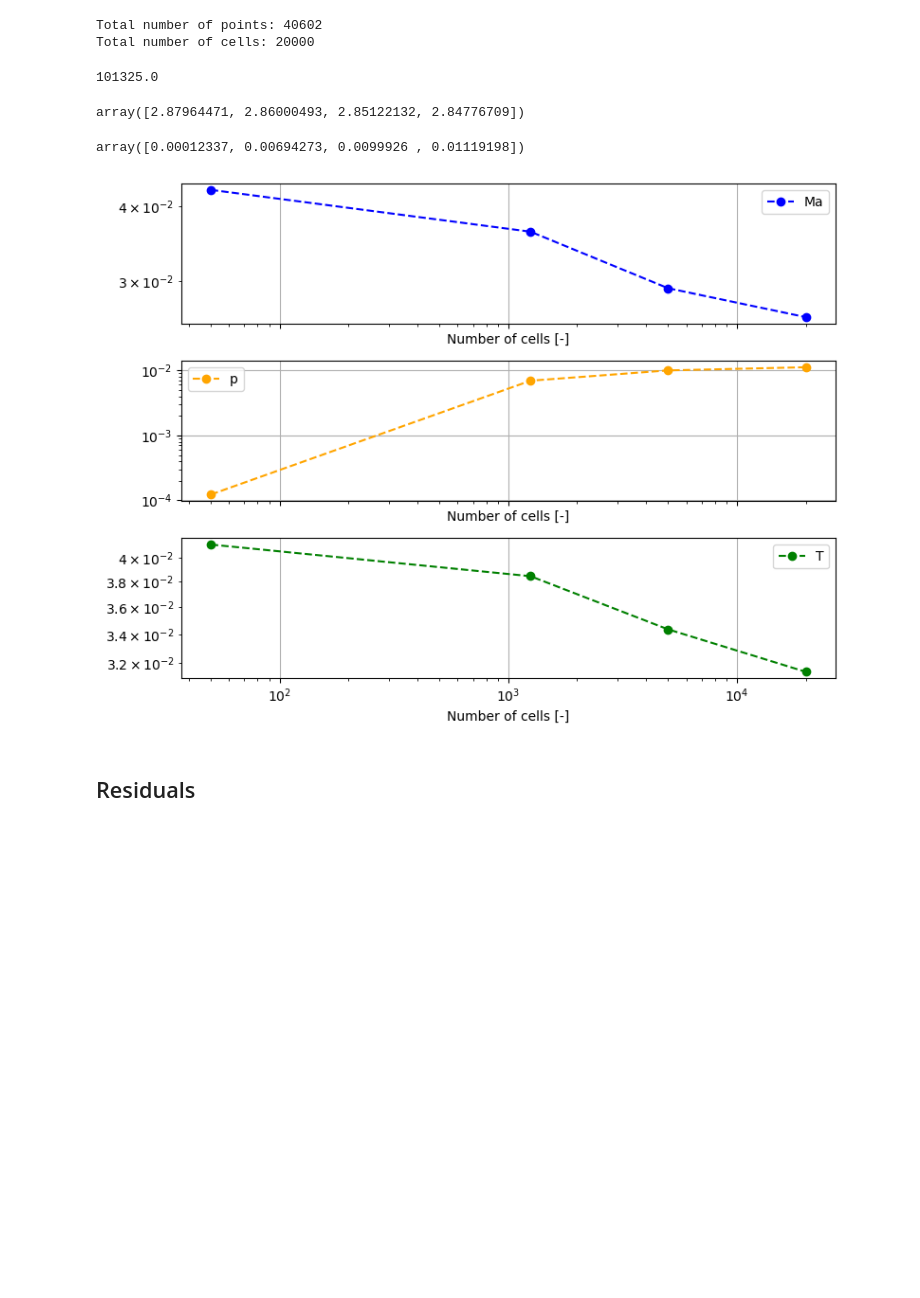
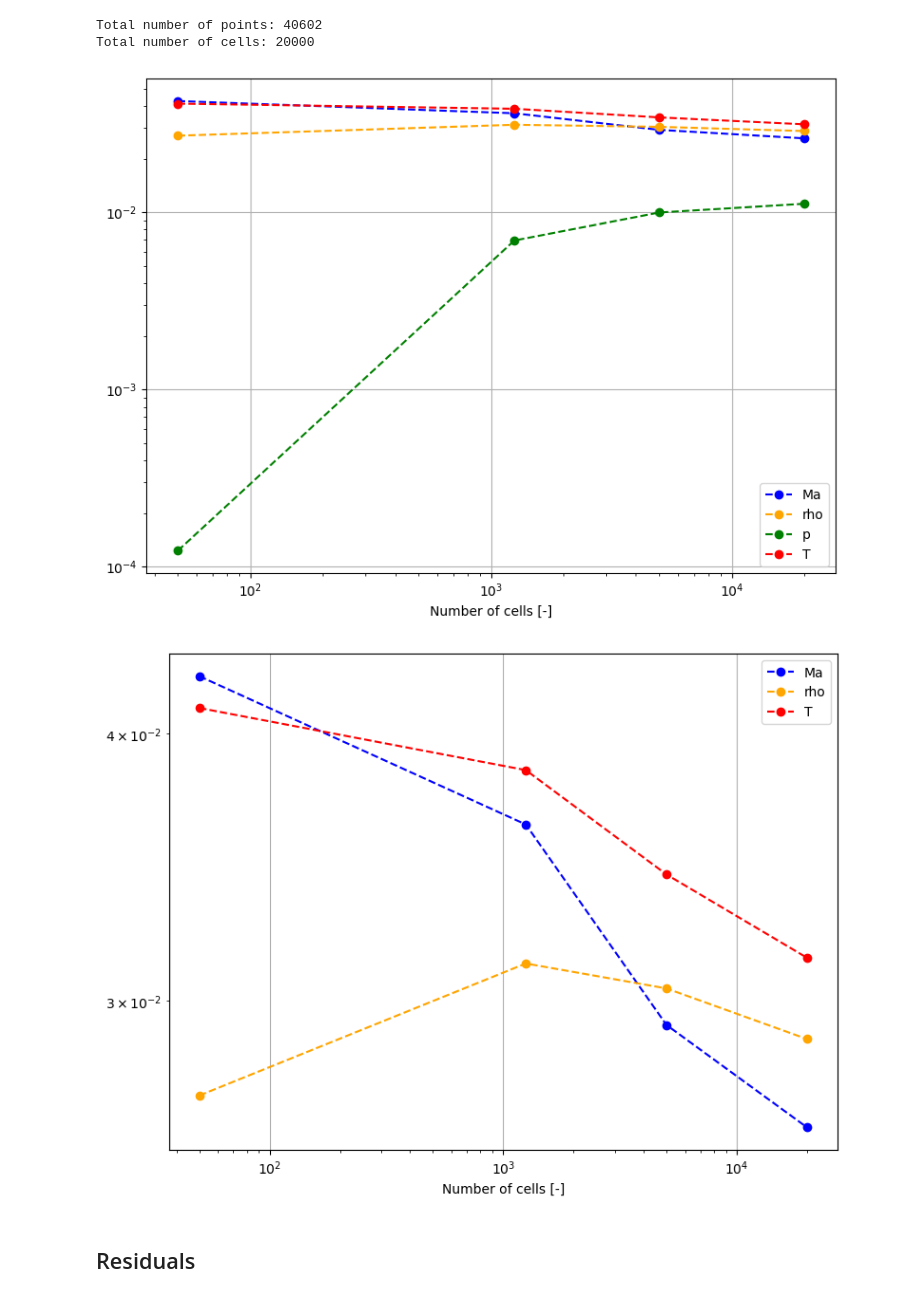
Before and after one commit to JanHab/SuperSonicWedgeFoam, a Jupyter notebook: PythonVis.ipynb, the cells around one changed output. Cells and saved outputs as stored; diff of their text form; code cells hidden in the pictures; blank space fills up the shorter version.

```diff
--- a/PythonVis.ipynb
+++ b/PythonVis.ipynb
@@ -8,13 +8,13 @@ import os
 from tqdm import tqdm
 # %%
 # Case files
-# angles = ['05', '10', '15', '20', '25', '30']
 angles = ['0.091', '0.182', '0.273', '0.364', '0.455', '0.546']
-folder = [f'angle_value_{angle}/case.foam' for angle in angles]
+Theta = ['05', '10', '15', '20', '25', '30']
+folder = [f'src/angle_value_{angle}/case.foam' for angle in angles]
 
 # Properties of interest with geometry storage
-properties = ['Ma', 'T', 'p', 'U']
-store_files = ['Ma.png', 'T.png', 'p.png', 'U.png']
+properties = ['Ma', 'T', 'p', 'U', 'rho']
+store_files = ['Ma.png', 'T.png', 'p.png', 'U.png', 'rho.png']
 
 # Lineplot points
 csv_files = [f'Figures/angle_value_{angle}/lineplot.csv' for angle in angles]
@@ -272,0 +228,5 @@ print(T2 / T1)
+# %%
+store_lineplot(foamCase[0], [0, 0.5, 1], [1.5, 0.5, 1], 'rho_temp.csv')
+df_rho = pd.read_csv('rho_temp.csv')
+rho1 = df_rho['rho'].values[0]
+os.remove('rho_temp.csv')
@@ -326,10 +377,10 @@ for prop, ylab, titl in zip(properties, ylabels, Title):
 # %%
 # Case files
 nx = [10, 50, 100, 200]#!, 400]
-folder_convergence = [f'convergence_{nx_}/case.foam' for nx_ in nx]
+folder_convergence = [f'src/convergence_{nx_}/case.foam' for nx_ in nx]
 
 # Properties of interest with geometry storage
-properties = ['Ma', 'T', 'p', 'U']
+properties = ['Ma', 'T', 'p', 'U', 'rho']
 
 # Lineplot points
 csv_files_convergence = [f'Figures/convergence/lineplot_{nx_}.csv' for nx_ in nx]
@@ -365,63 +416,74 @@ Total number of points: 40602
 Total number of cells: 20000
 # %%
 df_convergence = [pd.read_csv(csv_file) for csv_file in csv_files_convergence]
-# %%
-p1
-# %% [output]
-101325.0
-# %%
-p2p1
-# %% [output]
-array([2.87964471, 2.86000493, 2.85122132, 2.84776709])
-# %%
-np.array(np.abs(p2p1 - 2.88)) / 2.88
-# %% [output]
-array([0.00012337, 0.00694273, 0.0099926 , 0.01119198])
 # %%
-Ma2, T2, T2T1, p2, p2p1 = [], [], [], [], []
+Ma2, T2, T2T1, p2, p2p1, rho2, rho2rho1 = [], [], [], [], [], [], []
 for i, df_ in enumerate(df_convergence):
     Ma2.append(df_['Ma'].values[-1])
+    rho2.append(df_['rho'].values[-1])
+    rho2rho1.append(df_['rho'].values[-1] / rho1)
     T2.append(df_['T'].values[-1])
     T2T1.append(df_['T'].values[-1] / T1)
     p2.append(df_['p'].values[-1])
     p2p1.append(df_['p'].values[-1] / p1)
 Ma2 = np.array(Ma2)
+rho2, rho2rho1 = np.array(rho2), np.array(rho2rho1)
 T2, T2T1 = np.array(T2), np.array(T2T1)
 p2, p2p1 = np.array(p2), np.array(p2p1)
 properties_analytical = [ # Ma2, p2/p1, T2/T1
     1.18,
+    2.06,
     2.88,
     1.38
 ]
 
 error_absolute = [
     np.abs(Ma2 - properties_analytical[0]),
-    np.abs(p2p1 - properties_analytical[1]),
-    np.abs(T2T1 - properties_analytical[2]),
+    np.abs(rho2rho1 - properties_analytical[1]),
+    np.abs(p2p1 - properties_analytical[2]),
+    np.abs(T2T1 - properties_analytical[3]),
 ]
 error_relative = [
     np.abs(Ma2 - properties_analytical[0]) / properties_analytical[0],
-    np.abs(p2p1 - properties_analytical[1]) / properties_analytical[1],
-    np.abs(T2T1 - properties_analytical[2]) / properties_analytical[2],
+    np.abs(rho2rho1 - properties_analytical[1]) / properties_analytical[1],
+    np.abs(p2p1 - properties_analytical[2]) / properties_analytical[2],
+    np.abs(T2T1 - properties_analytical[3]) / properties_analytical[3],
 ]
 
-fig, axs = plt.subplots(nrows=3, figsize=(8, 6), sharex=True)
-for i, (err_rel, label, color) in enumerate(zip(error_relative, ['Ma', 'p', 'T'], colors)):
-    axs[i].loglog(
+fig, axs = plt.subplots(figsize=(8, 6), sharex=True)
+for i, (err_rel, label, color) in enumerate(zip(error_relative, ['Ma', 'rho', 'p', 'T'], colors)):
+    axs.loglog(
         total_cells, err_rel,
         '--o',
         label=f'{label}',
         color=color
     )
-[ax.set_xlabel('Number of cells [-]') for ax in axs]
-[ax.legend() for ax in axs]
-[ax.grid() for ax in axs]
+axs.set_xlabel('Number of cells [-]')
+axs.legend()
+axs.grid()
 fig.tight_layout()
 # if savefig is not None:
 fig.savefig('Figures/GridConvergence.pdf', dpi=300)
 fig.show()
+
+fig, axs = plt.subplots(figsize=(8, 6), sharex=True)
+for i, (err_rel, label, color) in enumerate(zip(error_relative, ['Ma', 'rho', 'p', 'T'], colors)):
+    if label == 'p':
+        continue
+    axs.loglog(
+        total_cells, err_rel,
+        '--o',
+        label=f'{label}',
+        color=color
+    )
+axs.set_xlabel('Number of cells [-]')
+axs.legend()
+axs.grid()
+fig.tight_layout()
+fig.show()
 # %% [output]
-[figure, old version]
+[figure, new version]
+[figure, added]
 # %% [markdown]
 ## Residuals
 # %%
```
Also changed, not shown: parts of 11 cells of this notebook, 47 other files.
